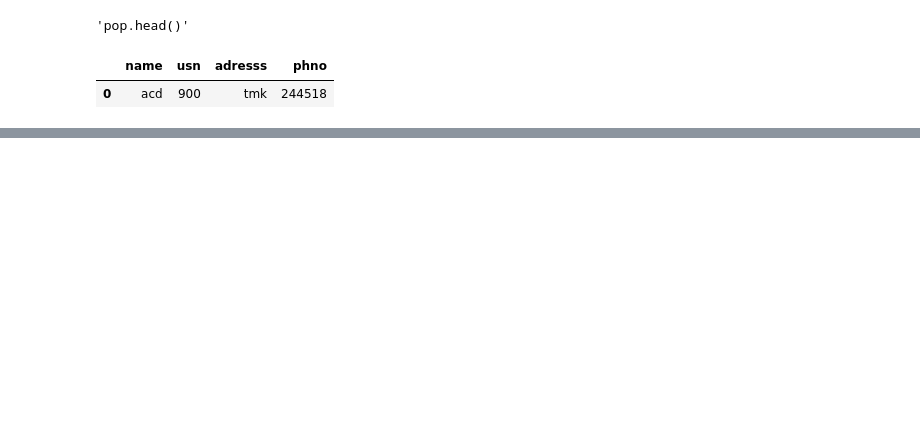
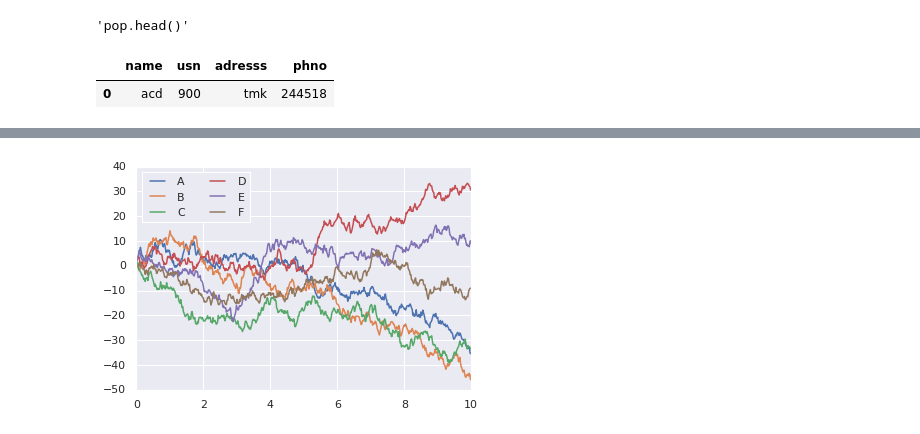
Before and after one commit to lokeshwarinayak/intenship, a Jupyter notebook: pandas.ipynb, the cells around one changed output, grey strips where cells are left out. Cells and saved outputs as stored; diff of their text form; code cells hidden in the pictures; blank space fills up the shorter version.

```diff
--- a/pandas.ipynb
+++ b/pandas.ipynb
@@ -729,0 +781,8 @@ FileNotFoundError: ignored
+# %%
+import seaborn as sns
+sns.set()
+# %%
+plt.plot(x, y)
+plt.legend('ABCDEF', ncol=2, loc='upper left');
+# %% [output]
+[figure, added]
```
Also changed, not shown: parts of 62 cells of this notebook.
